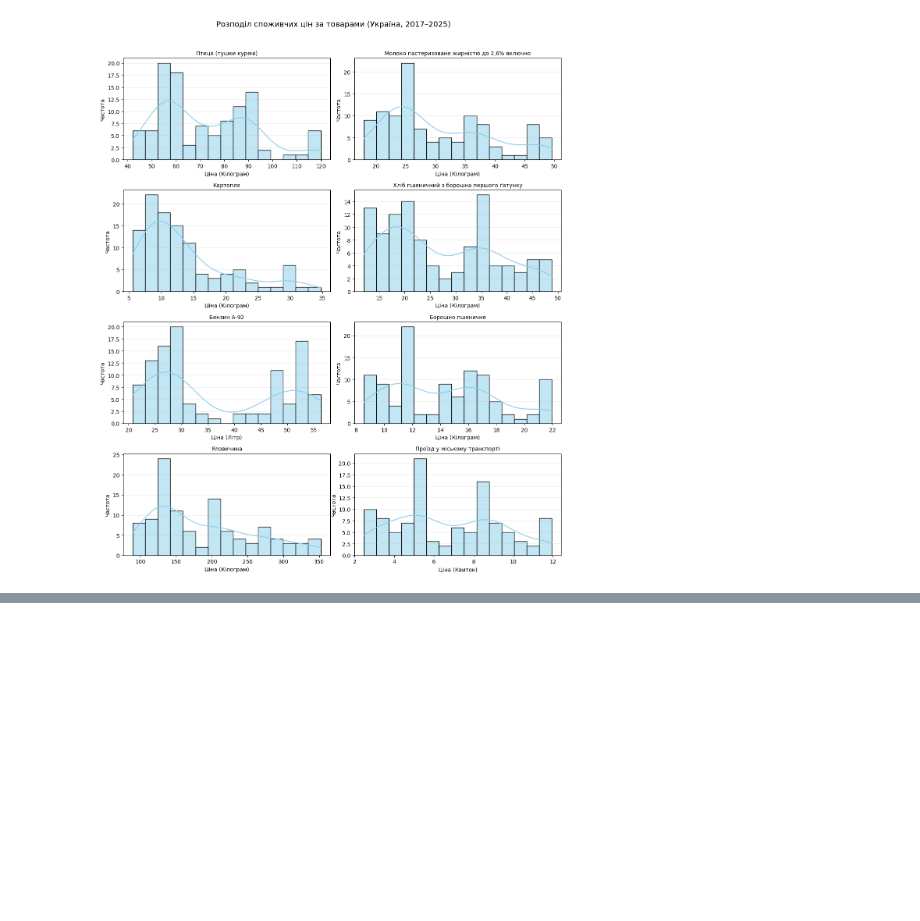
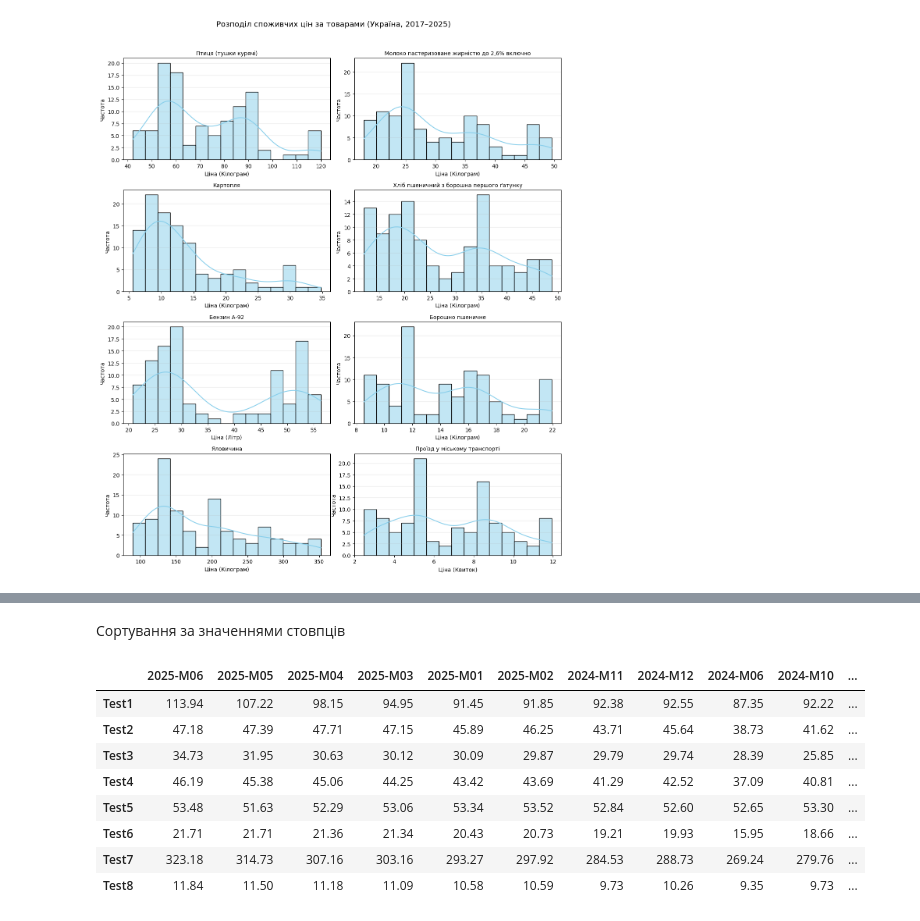
Before and after one commit to arcctg/kpi-ml-lab1, a Jupyter notebook: task_1_ukrstat_data.ipynb, the cells around one changed output, grey strips where cells are left out. Cells and saved outputs as stored; diff of their text form; code cells hidden in the pictures; blank space fills up the shorter version.

```diff
--- a/task_1_ukrstat_data.ipynb
+++ b/task_1_ukrstat_data.ipynb
@@ -294,0 +648,14 @@ plt.show()
+# %% [markdown]
+Сортування за значеннями стовпців
+# %%
+df_copy[month_cols].sort_values(by='Test3', axis=1, ascending=False)
+# %% [output]
+|  | 2025-M06 | 2025-M05 | 2025-M04 | 2025-M03 | 2025-M01 | 2025-M02 | 2024-M11 | 2024-M12 | 2024-M06 | 2024-M10 | ... |
+| Test1 | 113.94 | 107.22 | 98.15 | 94.95 | 91.45 | 91.85 | 92.38 | 92.55 | 87.35 | 92.22 | ... |
+| Test2 | 47.18 | 47.39 | 47.71 | 47.15 | 45.89 | 46.25 | 43.71 | 45.64 | 38.73 | 41.62 | ... |
+| Test3 | 34.73 | 31.95 | 30.63 | 30.12 | 30.09 | 29.87 | 29.79 | 29.74 | 28.39 | 25.85 | ... |
+| Test4 | 46.19 | 45.38 | 45.06 | 44.25 | 43.42 | 43.69 | 41.29 | 42.52 | 37.09 | 40.81 | ... |
+| Test5 | 53.48 | 51.63 | 52.29 | 53.06 | 53.34 | 53.52 | 52.84 | 52.60 | 52.65 | 53.30 | ... |
+| Test6 | 21.71 | 21.71 | 21.36 | 21.34 | 20.43 | 20.73 | 19.21 | 19.93 | 15.95 | 18.66 | ... |
+| Test7 | 323.18 | 314.73 | 307.16 | 303.16 | 293.27 | 297.92 | 284.53 | 288.73 | 269.24 | 279.76 | ... |
+| Test8 | 11.84 | 11.50 | 11.18 | 11.09 | 10.58 | 10.59 | 9.73 | 10.26 | 9.35 | 9.73 | ... |
```
Also changed, not shown: parts of 65 cells of this notebook.
